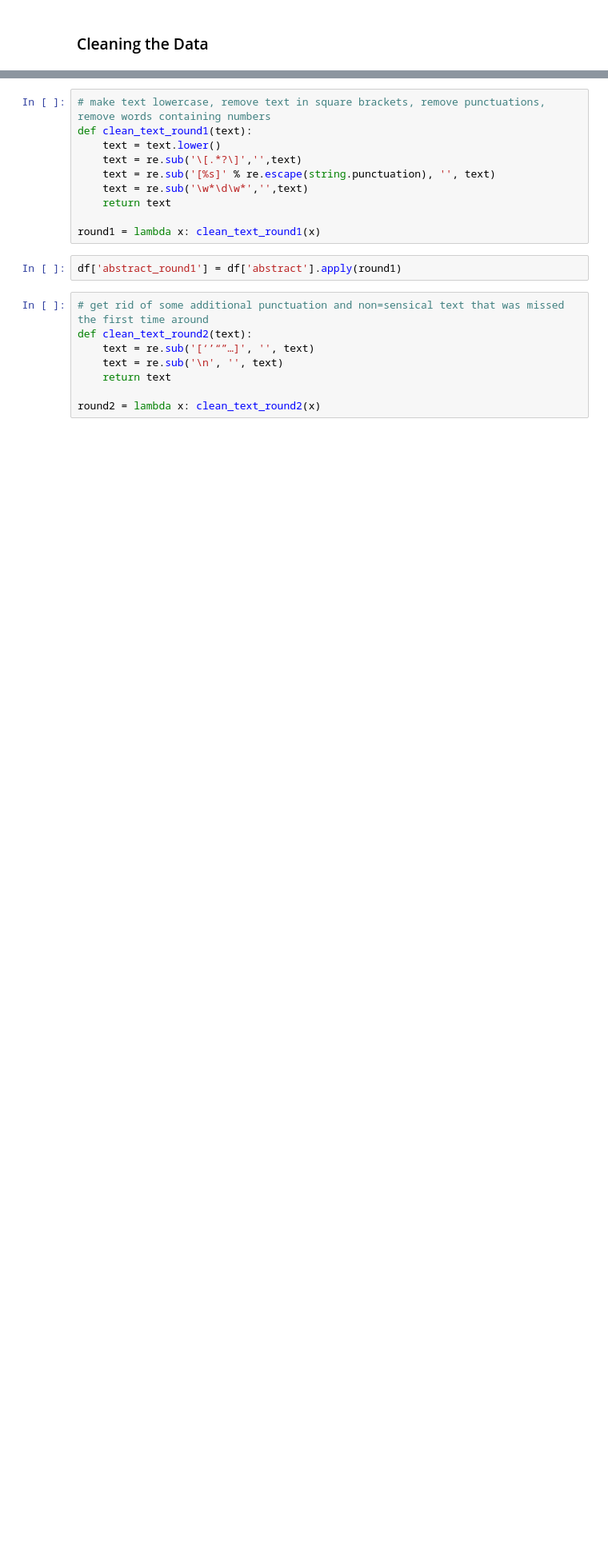
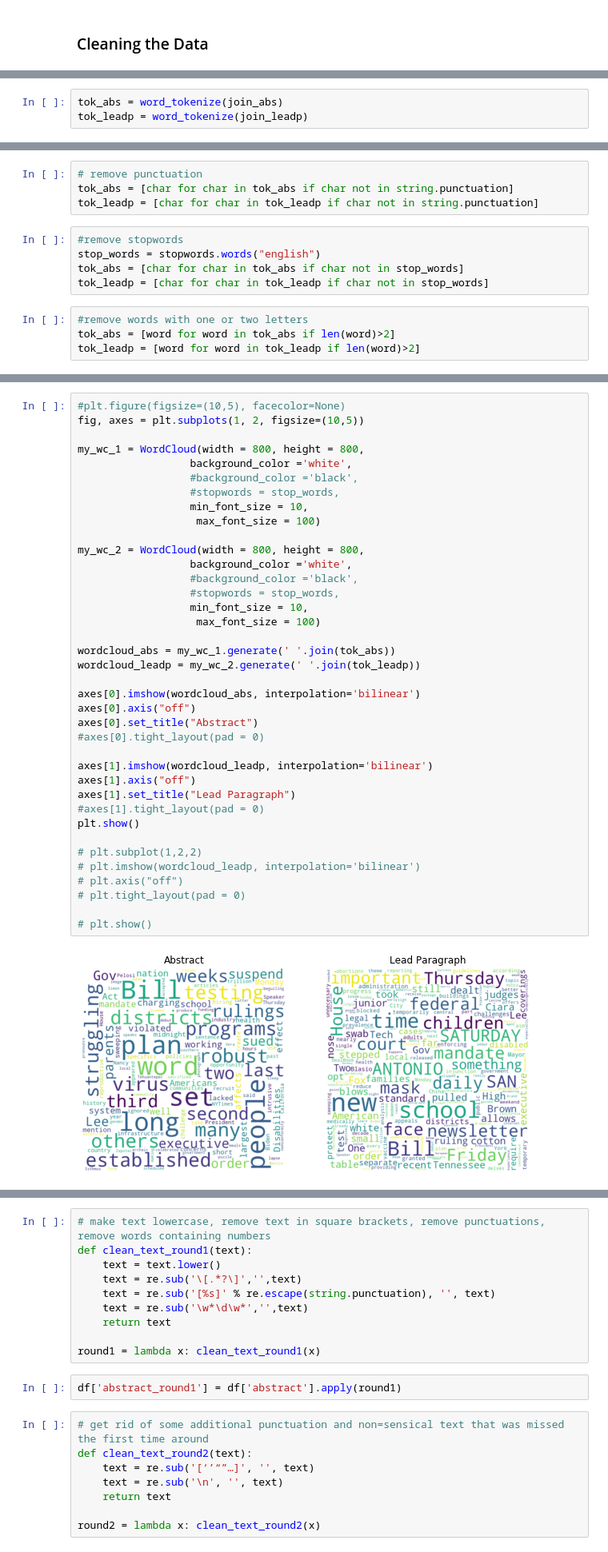
Before and after one commit to azastron/NLP_NYT_API, a Jupyter notebook: nyt_api.ipynb, the cells around one changed output, grey strips where cells are left out. Shown at 80% size. Cells and saved outputs as stored; diff of their text form; blank space fills up the shorter version.

```diff
--- a/nyt_api.ipynb
+++ b/nyt_api.ipynb
@@ -124,0 +131,3 @@ df.head(2)
+# %%
+tok_abs = word_tokenize(join_abs)
+tok_leadp = word_tokenize(join_leadp)
@@ -124,0 +140,13 @@ df.head(2)
+# %%
+# remove punctuation
+tok_abs = [char for char in tok_abs if char not in string.punctuation]
+tok_leadp = [char for char in tok_leadp if char not in string.punctuation]
+# %%
+#remove stopwords
+stop_words = stopwords.words("english")
+tok_abs = [char for char in tok_abs if char not in stop_words]
+tok_leadp = [char for char in tok_leadp if char not in stop_words]
+# %%
+#remove words with one or two letters
+tok_abs = [word for word in tok_abs if len(word)>2]
+tok_leadp = [word for word in tok_leadp if len(word)>2]
@@ -124,0 +160,40 @@ df.head(2)
+# %%
+#plt.figure(figsize=(10,5), facecolor=None)
+fig, axes = plt.subplots(1, 2, figsize=(10,5))
+
+my_wc_1 = WordCloud(width = 800, height = 800,
+                  background_color ='white',
+                  #background_color ='black',
+                  #stopwords = stop_words,
+                  min_font_size = 10,
+                   max_font_size = 100)
+
+my_wc_2 = WordCloud(width = 800, height = 800,
+                  background_color ='white',
+                  #background_color ='black',
+                  #stopwords = stop_words,
+                  min_font_size = 10,
+                   max_font_size = 100)
+
+wordcloud_abs = my_wc_1.generate(' '.join(tok_abs))
+wordcloud_leadp = my_wc_2.generate(' '.join(tok_leadp))
+
+axes[0].imshow(wordcloud_abs, interpolation='bilinear')
+axes[0].axis("off")
+axes[0].set_title("Abstract")
+#axes[0].tight_layout(pad = 0)
+
+axes[1].imshow(wordcloud_leadp, interpolation='bilinear')
+axes[1].axis("off")
+axes[1].set_title("Lead Paragraph")
+#axes[1].tight_layout(pad = 0)
+plt.show()
+
+# plt.subplot(1,2,2)
+# plt.imshow(wordcloud_leadp, interpolation='bilinear')
+# plt.axis("off")
+# plt.tight_layout(pad = 0)
+
+# plt.show()
+# %% [output]
+[figure, added]
```
Also changed, not shown: parts of 33 cells of this notebook.
